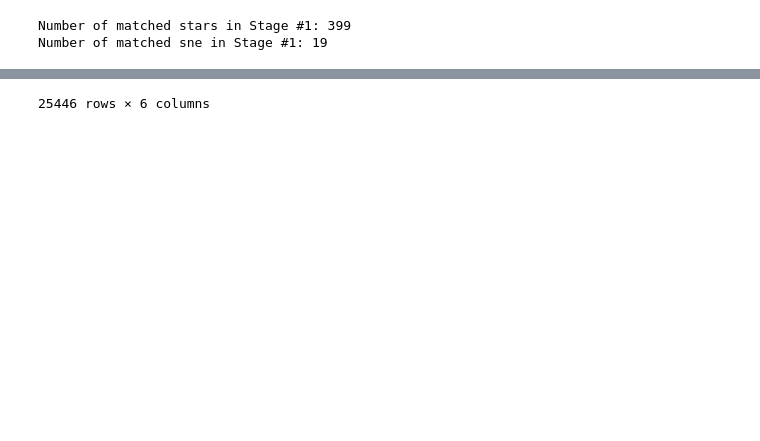
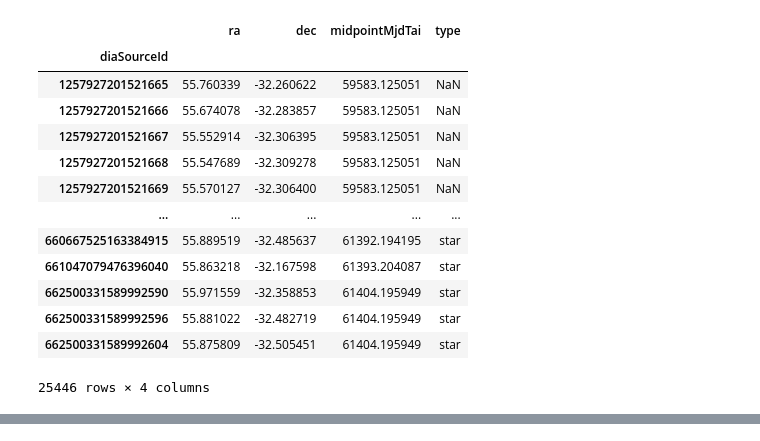
Before and after one commit to lsst-dm/ml-reliability-tools, a Jupyter notebook: bin/prototype_ground_truth_derivation.ipynb, the cells around one changed output, grey strips where cells are left out. Cells and saved outputs as stored; diff of their text form; code cells hidden in the pictures; blank space fills up the shorter version.

```diff
--- a/bin/prototype_ground_truth_derivation.ipynb
+++ b/bin/prototype_ground_truth_derivation.ipynb
@@ -5,74 +5,54 @@
 # Import required libraries and modules
 import numpy as np
 import matplotlib.pyplot as plt
 import pandas as pd
 from astropy.coordinates import SkyCoord
 import astropy.units as u
+from tqdm import tqdm
 
 # Define a threshold for matching errors
-threshold = 1 * u.arcsec
+space_match_threshold = 1 * u.arcsec
+MJD_tolerance = 0.00034 #30 sec in units of day
 
 # Define file paths.
 sum_path = {}
 sum_path["star"] = '../truth_star/truth_star_summary_v1-0-0.parquet'
 #'/sdf/data/rubin/shared/dc2_run2.2i_truth/truth_star/truth_star_summary_v1-0-0.parquet'
-#'/sdf/data/rubin/shared/dc2_run2.2i_truth/truth_star/truth_star_variability_v1-0-0.parquet'
-sum_path["sn"] = "../truth_sn/truth_sn_summary_v1-0-0.parquet" #'/sdf/data/rubin/shared/dc2_run2.2i_truth/truth_sn/truth_sn_summary_v1-0-0.parquet'
+sum_path["sn"] = "../truth_sn/truth_sn_summary_v1-0-0.parquet"
+#'/sdf/data/rubin/shared/dc2_run2.2i_truth/truth_sn/truth_sn_summary_v1-0-0.parquet'
 
 var_path = {}
 var_path["star"] = '../truth_star/truth_star_variability_v1-0-0.parquet'
+#'/sdf/data/rubin/shared/dc2_run2.2i_truth/truth_star/truth_star_variability_v1-0-0.parquet'
 var_path["sn"] = '../truth_sn/truth_sn_variability_v1-0-0.parquet'
 #'/sdf/data/rubin/shared/dc2_run2.2i_truth/truth_sn/truth_sn_variability_v1-0-0.parquet'
-exported_csv_pth = "../sources_with_labels.csv" #'exported_sources.csv'
+
+detection_csv_pth = "../sources_with_labels.csv" #'exported_sources.csv'
 
 #get DIA detections
-dia_detections = pd.read_csv(exported_csv_pth, index_col="diaSourceId") #formerly known as exported_csv
+dia_detections = pd.read_csv(detection_csv_pth, index_col="diaSourceId") #formerly known as exported_csv
 #only for now based on the csv we are reading
 dia_detections.drop(["real"], axis=1, inplace=True)
 
 # Get mind and max ra and dec values to filter out unnecessary records.
 max_exp_ra, min_exp_ra = dia_detections.ra.max(), dia_detections.ra.min()
 max_exp_dec, min_exp_dec = dia_detections.dec.max(), dia_detections.dec.min()
-
-result_sum = {}
-catalog = {}
-# Stage 1: Match sources in Space.
-for s in ["sn", "star"]:
-    # Read Parquet and CSV files to begin ground truth derivation.
-    result_sum[s] = pd.read_parquet(sum_path[s])
-
-    # Keep only those records from summary tables which are within the max ra and dec values in the exported sources.
-    result_sum[s] = result_sum[s][(result_sum[s]['ra'] >= min_exp_ra) & (result_sum[s]['ra'] <= max_exp_ra) &\
-                                    (result_sum[s]['dec'] >= min_exp_dec) & (result_sum[s]['dec'] <= max_exp_dec)]
+detections_cat = SkyCoord(ra=dia_detections.ra, dec=dia_detections.dec, unit=u.deg)
 
 
-    # Initialize astropy.coordinates.SkyCoord class for matching in space.
-    exported_cat = SkyCoord(ra=dia_detections.ra, dec=dia_detections.dec, unit=u.deg)
-    catalog[s] = SkyCoord(ra=result_sum[s].ra, dec=result_sum[s].dec, unit=u.deg)
-
-# Match exported sources with stars and supernovae.
-star_idx, star_d2d, star_d3d = catalog['star'].match_to_catalog_sky(exported_cat)
-sn_idx, sn_d2d, sn_d3d = catalog['sn'].match_to_catalog_sky(exported_cat)
-
-star_mask = star_d2d < threshold
-sn_mask = sn_d2d < threshold
-
-# Get all matched stars
-matched_star_idx = star_idx[star_mask]
-#matched_stars = exported_csv.iloc[matched_star_idx]
-print(f"Number of matched stars in Stage #1: {len(matched_star_idx)}")
-
-# Get all matched supernovae
-matched_sn_idx = sn_idx[sn_mask]
-#matched_sn = exported_csv.iloc[matched_sn_idx]
-print(f"Number of matched sne in Stage #1: {len(matched_sn_idx)}")
-
-# By default, set real=0 (bogus) for all values in the exported sources.
-dia_detections['detected'] = 0
-dia_detections['real'] = 0
-dia_detections['type'] = None
-
 dia_detections
 # %% [output]
+|  | ra | dec | midpointMjdTai | type |
+| diaSourceId |  |  |  |  |
+| 1257927201521665 | 55.760339 | -32.260622 | 59583.125051 | NaN |
+| 1257927201521666 | 55.674078 | -32.283857 | 59583.125051 | NaN |
+| 1257927201521667 | 55.552914 | -32.306395 | 59583.125051 | NaN |
+| 1257927201521668 | 55.547689 | -32.309278 | 59583.125051 | NaN |
+| 1257927201521669 | 55.570127 | -32.306400 | 59583.125051 | NaN |
+| ... | ... | ... | ... | ... |
+| 660667525163384915 | 55.889519 | -32.485637 | 61392.194195 | star |
+| 661047079476396040 | 55.863218 | -32.167598 | 61393.204087 | star |
+| 662500331589992590 | 55.971559 | -32.358853 | 61404.195949 | star |
+| 662500331589992596 | 55.881022 | -32.482719 | 61404.195949 | star |
+| 662500331589992604 | 55.875809 | -32.505451 | 61404.195949 | star |
-Number of matched stars in Stage #1: 399
-Number of matched sne in Stage #1: 19
+25446 rows × 4 columns
@@ -92 +58,0 @@ Number of matched sne in Stage #1: 19
-25446 rows × 6 columns
```
Also changed, not shown: parts of 9 cells of this notebook.
